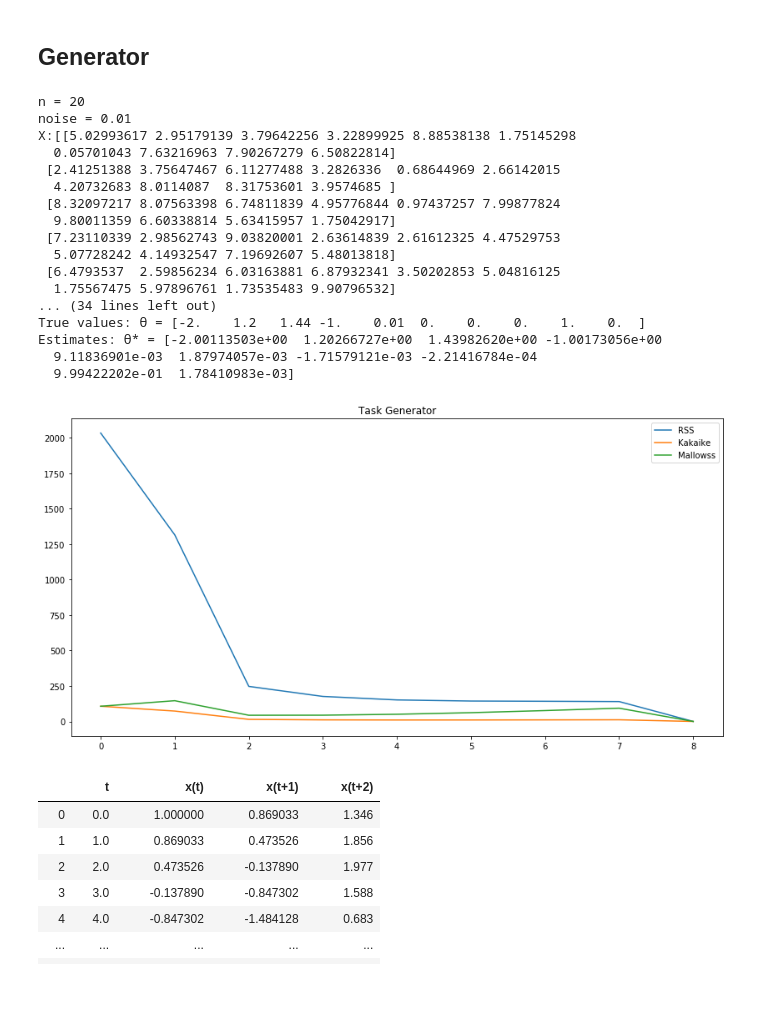
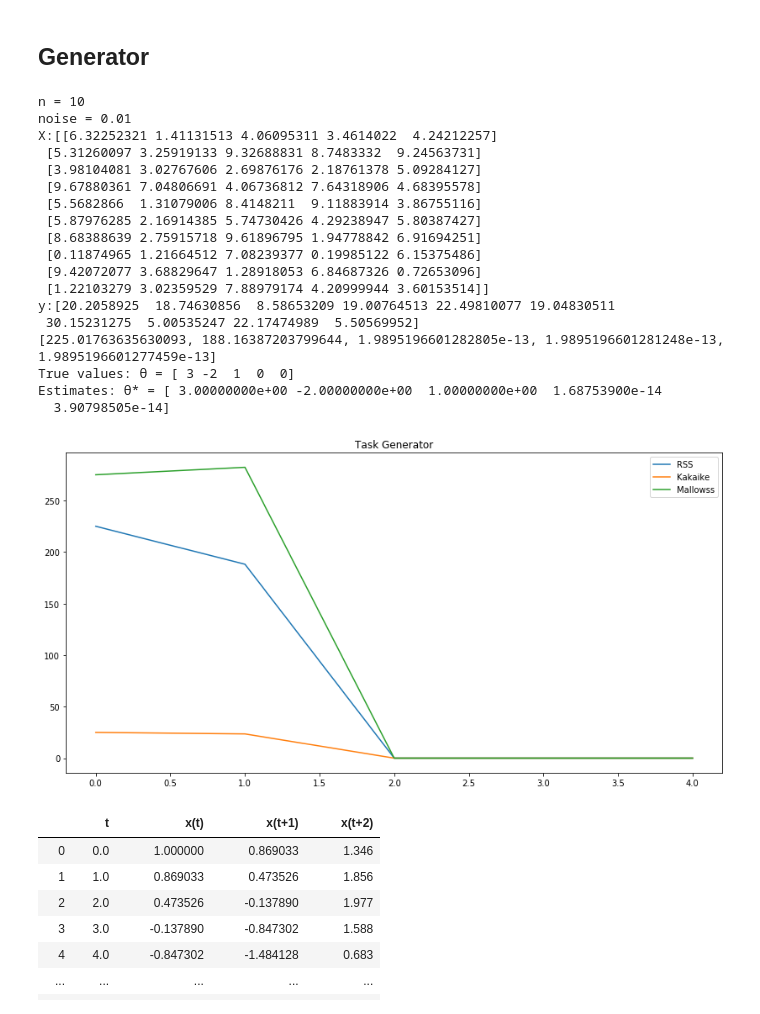
Before and after one commit to minmyk/Heavy_systems, a Jupyter notebook: Heavy_systems_lab2.ipynb, the cells around one changed output. Saved outputs shown, nothing was run; the diff lists cells and outputs as text; code cells hidden in the pictures.

Commit message:
Generator not working

```diff
--- a/Heavy_systems_lab2.ipynb
+++ b/Heavy_systems_lab2.ipynb
@@ -58,13 +58,12 @@ class Approximator(object):
         P = np.eye(n) - (self.data[:, :1] @ np.linalg.inv(self.data[:, :1].T
                                           @ self.data[:, :1]) @ self.data[:, :1].T)
         variance = self.data[:, -1].T @ P @ self.data[:, -1]
-
+        self.factors = 1
+        self.variance = variance
+        self.RSSs.append(variance)
+        self.Akaikes.append(self.get_sigma_evaluation())
+        self.Mallowss.append(self.get_Mallows())
         for i in range(1, factors):
-            self.factors = i
-            self.variance = variance
-            self.RSSs.append(variance)
-            self.Akaikes.append(self.get_sigma_evaluation())
-            self.Mallowss.append(self.get_Mallows())
             if is_ambiguous:
                 print("Step " + str(i + 1) + " :")
             h = np.array([self.data[:, :i].T @ self.data[:, i]])
@@ -99,6 +98,11 @@ class Approximator(object):
             if is_ambiguous:
                 print("parameters are: ")
                 print(teta)
+            self.factors = i + 1
+            self.variance = variance
+            self.RSSs.append(variance)
+            self.Akaikes.append(self.get_sigma_evaluation())
+            self.Mallowss.append(self.get_Mallows())
         self.teta = teta
         return teta
 
@@ -113,7 +117,7 @@ class Approximator(object):
     def get_Mallows(self):
         s = self.factors
         n, m = self.data.shape
-        return self.variance + self.get_sigma_evaluation() * (2 * s - n)
+        return self.variance + self.get_sigma_evaluation() * (2 * s)
 
     """
     def get_Akaike(self):
@@ -504,7 +508,7 @@ RSS : 0.3731463056756922
 # %%
 
 class Generator:
-    def __init__(self, n, noise=0.01, theta=np.array([-2, 1.2, 1.44, -1, 0.01, 0,0,0,1,0])):
+    def __init__(self, n, noise=0.01, theta=np.array([3, -2, 1, 0, 0 ])):
         self.X = np.random.uniform(0, 10, (n, theta.shape[0]))
         self.theta = theta
         self.noise = np.random.normal(0, noise, n)
@@ -517,6 +521,7 @@ class Generator:
         print('y:{}'.format(self.y))
         solver = Approximator(np.vstack((self.X.T, self.y.T)).T)
         tetas = solver.get_tetas(self.X.shape[1], False)
+        print(solver.RSSs)
         plt.plot(solver.RSSs)
         plt.plot(solver.Akaikes)
         plt.plot(solver.Mallowss)
@@ -531,26 +536,27 @@ class Generator:
         #plt.show()
         #print(df)
 # %%
-Generator(20).run()
+Generator(10, noise=0).run()
 # %% [output]
-n = 20
+n = 10
 noise = 0.01
-X:[[5.02993617 2.95179139 3.79642256 3.22899925 8.88538138 1.75145298
-  0.05701043 7.63216963 7.90267279 6.50822814]
- [2.41251388 3.75647467 6.11277488 3.2826336  0.68644969 2.66142015
-  4.20732683 8.0114087  8.31753601 3.9574685 ]
- [8.32097217 8.07563398 6.74811839 4.95776844 0.97437257 7.99877824
-  9.80011359 6.60338814 5.63415957 1.75042917]
- [7.23110339 2.98562743 9.03820001 2.63614839 2.61612325 4.47529753
-  5.07728242 4.14932547 7.19692607 5.48013818]
- [6.4793537  2.59856234 6.03163881 6.87932341 3.50202853 5.04816125
-  1.75567475 5.97896761 1.73535483 9.90796532]
-... (34 lines left out)
-True values: θ = [-2.    1.2   1.44 -1.    0.01  0.    0.    0.    1.    0.  ]
-Estimates: θ* = [-2.00113503e+00  1.20266727e+00  1.43982620e+00 -1.00173056e+00
-  9.11836901e-03  1.87974057e-03 -1.71579121e-03 -2.21416784e-04
-  9.99422202e-01  1.78410983e-03]
+X:[[6.32252321 1.41131513 4.06095311 3.4614022  4.24212257]
+ [5.31260097 3.25919133 9.32688831 8.7483332  9.24563731]
+ [3.98104081 3.02767606 2.69876176 2.18761378 5.09284127]
+ [9.67880361 7.04806691 4.06736812 7.64318906 4.68395578]
+ [5.5682866  1.31079006 8.4148211  9.11883914 3.86755116]
+ [5.87976285 2.16914385 5.74730426 4.29238947 5.80387427]
+ [8.68388639 2.75915718 9.61896795 1.94778842 6.91694251]
+ [0.11874965 1.21664512 7.08239377 0.19985122 6.15375486]
+ [9.42072077 3.68829647 1.28918053 6.84687326 0.72653096]
+ [1.22103279 3.02359529 7.88979174 4.20999944 3.60153514]]
+y:[20.2058925  18.74630856  8.58653209 19.00764513 22.49810077 19.04830511
+ 30.15231275  5.00535247 22.17474989  5.50569952]
+[225.01763635630093, 188.16387203799644, 1.9895196601282805e-13, 1.9895196601281248e-13, 1.9895196601277459e-13]
+True values: θ = [ 3 -2  1  0  0]
+Estimates: θ* = [ 3.00000000e+00 -2.00000000e+00  1.00000000e+00  1.68753900e-14
+  3.90798505e-14]
-[figure, old version]
+[figure, new version]
 # %%
 def extract_verhulst_features(verhulst_params, verhulst_initial_condition, noise=3, step=1e0, t_begin=0, t_end=100):
     t = np.arange(t_begin, t_end + 2, step / 100)
```
Also changed, not shown: parts of 4 cells of this notebook.
